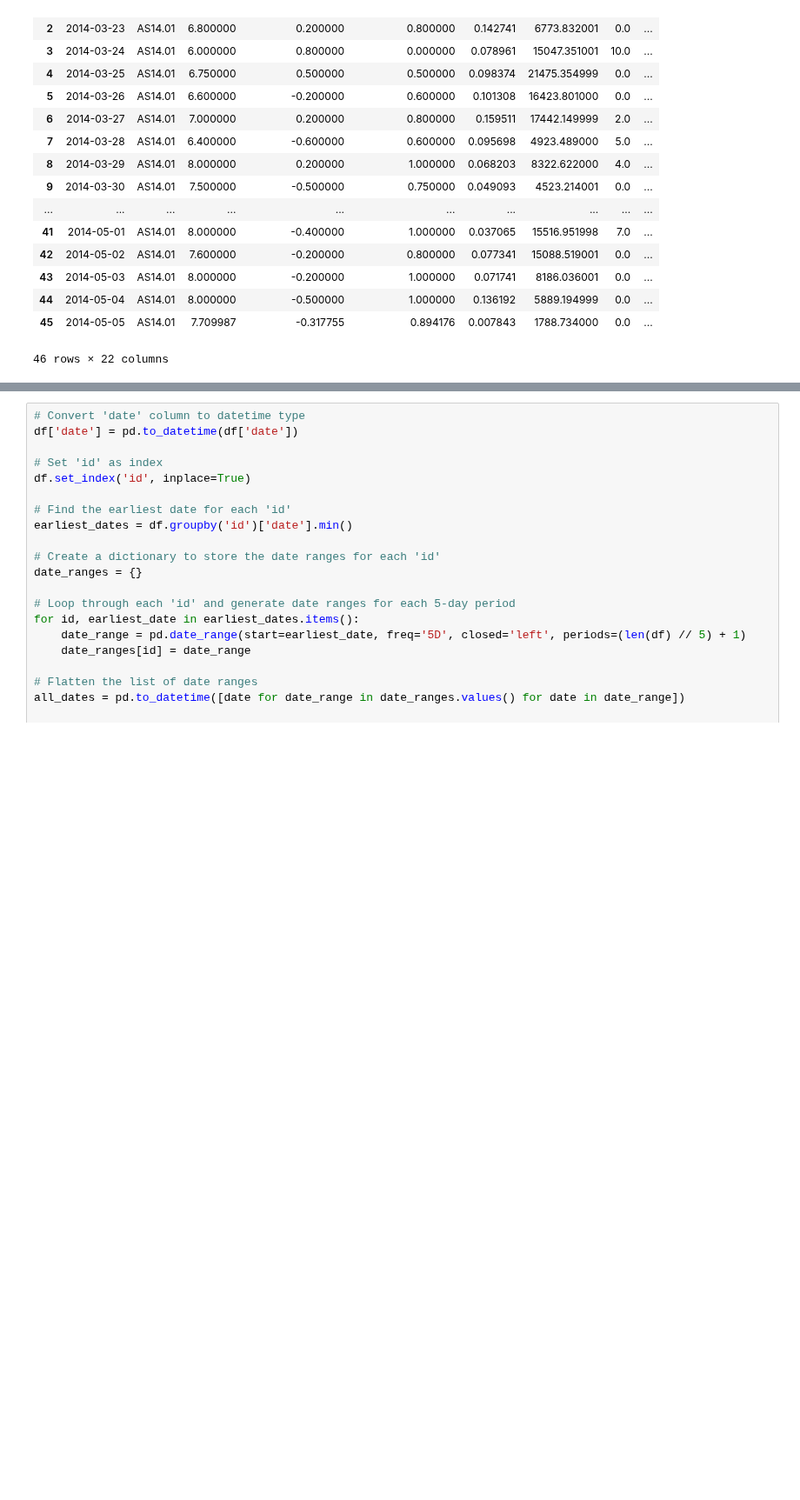
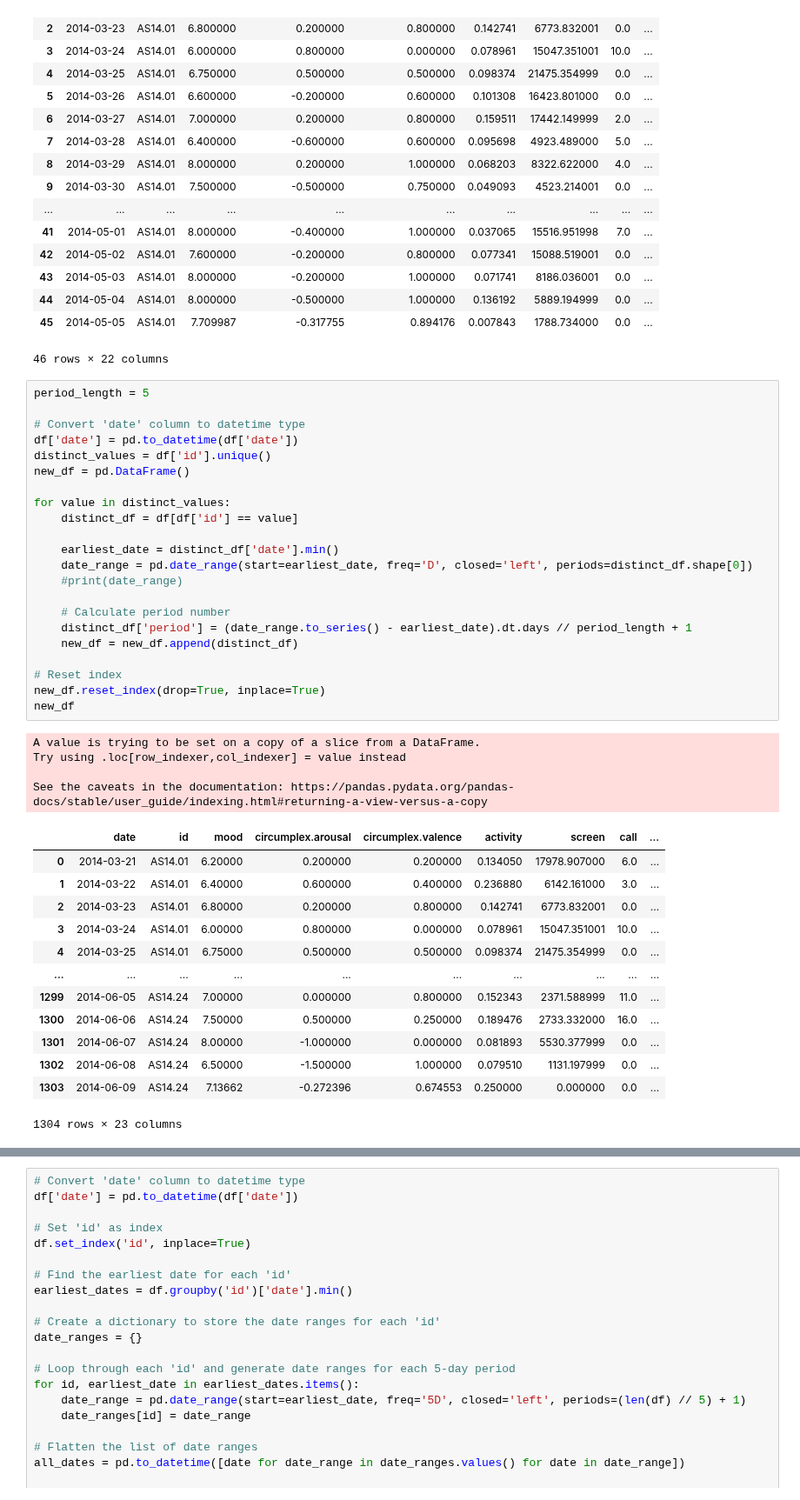
Before and after one commit to QST23/course_dmt, a Jupyter notebook: ass1/feature_engineering.ipynb, the cells around one changed output, grey strips where cells are left out. Shown at 87% size. Saved outputs shown, nothing was run; the diff lists cells and outputs as text; blank space fills up the shorter version.

```diff
--- a/ass1/feature_engineering.ipynb
+++ b/ass1/feature_engineering.ipynb
@@ -30,3 +30,43 @@ df.loc[df['id'] == 'AS14.01']
 | 44 | 2014-05-04 | AS14.01 | 8.000000 | -0.500000 | 1.000000 | 0.136192 | 5889.194999 | 0.0 | ... |
 | 45 | 2014-05-05 | AS14.01 | 7.709987 | -0.317755 | 0.894176 | 0.007843 | 1788.734000 | 0.0 | ... |
 46 rows × 22 columns
+# %%
+period_length = 5
+
+# Convert 'date' column to datetime type
+df['date'] = pd.to_datetime(df['date'])
+distinct_values = df['id'].unique()
+new_df = pd.DataFrame()
+
+for value in distinct_values:
+    distinct_df = df[df['id'] == value]
+
+    earliest_date = distinct_df['date'].min()
+    date_range = pd.date_range(start=earliest_date, freq='D', closed='left', periods=distinct_df.shape[0])
+    #print(date_range)
+
+    # Calculate period number
+    distinct_df['period'] = (date_range.to_series() - earliest_date).dt.days // period_length + 1
+    new_df = new_df.append(distinct_df)
+
+# Reset index
+new_df.reset_index(drop=True, inplace=True)
+new_df
+# %% [output]
+A value is trying to be set on a copy of a slice from a DataFrame.
+Try using .loc[row_indexer,col_indexer] = value instead
+
+See the caveats in the documentation: https://pandas.pydata.org/pandas-docs/stable/user_guide/indexing.html#returning-a-view-versus-a-copy
+|  | date | id | mood | circumplex.arousal | circumplex.valence | activity | screen | call | ... |
+| 0 | 2014-03-21 | AS14.01 | 6.20000 | 0.200000 | 0.200000 | 0.134050 | 17978.907000 | 6.0 | ... |
+| 1 | 2014-03-22 | AS14.01 | 6.40000 | 0.600000 | 0.400000 | 0.236880 | 6142.161000 | 3.0 | ... |
+| 2 | 2014-03-23 | AS14.01 | 6.80000 | 0.200000 | 0.800000 | 0.142741 | 6773.832001 | 0.0 | ... |
+| 3 | 2014-03-24 | AS14.01 | 6.00000 | 0.800000 | 0.000000 | 0.078961 | 15047.351001 | 10.0 | ... |
+| 4 | 2014-03-25 | AS14.01 | 6.75000 | 0.500000 | 0.500000 | 0.098374 | 21475.354999 | 0.0 | ... |
+| ... | ... | ... | ... | ... | ... | ... | ... | ... | ... |
+| 1299 | 2014-06-05 | AS14.24 | 7.00000 | 0.000000 | 0.800000 | 0.152343 | 2371.588999 | 11.0 | ... |
+| 1300 | 2014-06-06 | AS14.24 | 7.50000 | 0.500000 | 0.250000 | 0.189476 | 2733.332000 | 16.0 | ... |
+| 1301 | 2014-06-07 | AS14.24 | 8.00000 | -1.000000 | 0.000000 | 0.081893 | 5530.377999 | 0.0 | ... |
+| 1302 | 2014-06-08 | AS14.24 | 6.50000 | -1.500000 | 1.000000 | 0.079510 | 1131.197999 | 0.0 | ... |
+| 1303 | 2014-06-09 | AS14.24 | 7.13662 | -0.272396 | 0.674553 | 0.250000 | 0.000000 | 0.0 | ... |
+1304 rows × 23 columns
```
Also changed, not shown: parts of 5 cells of this notebook.
